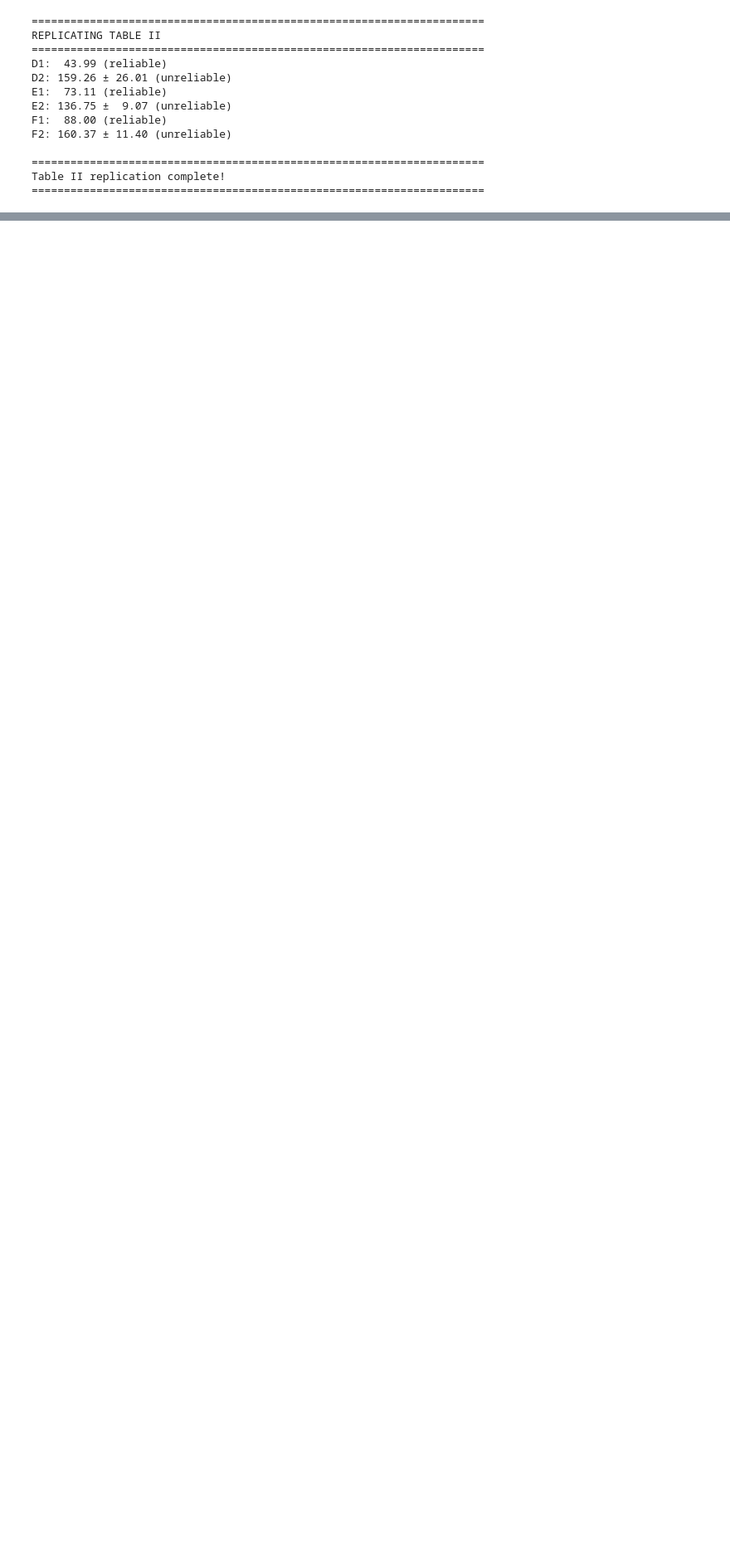
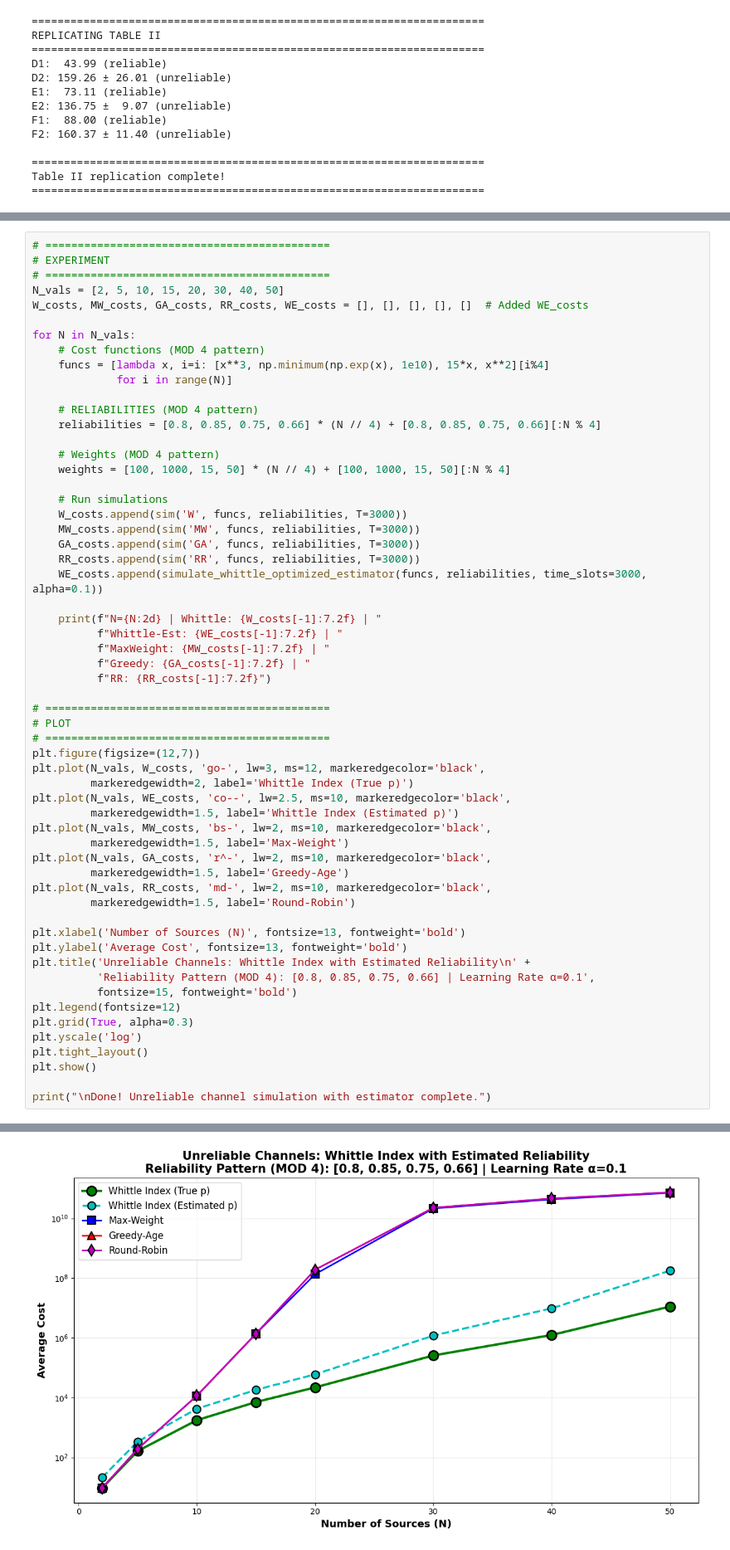
Before and after one commit to GodKnowss/ECE_547_Final_Project, a Jupyter notebook: replicating_aoi_24_2.ipynb, the cells around one changed output, grey strips where cells are left out. Shown at 83% size. Drawn from its saved outputs; the diff is of its cells as text; blank space fills up the shorter version.

```diff
--- a/replicating_aoi_24_2.ipynb
+++ b/replicating_aoi_24_2.ipynb
@@ -241,0 +510,59 @@ plt.show()
+# %%
+# ============================================
+# EXPERIMENT
+# ============================================
+N_vals = [2, 5, 10, 15, 20, 30, 40, 50]
+W_costs, MW_costs, GA_costs, RR_costs, WE_costs = [], [], [], [], []  # Added WE_costs
+
+for N in N_vals:
+    # Cost functions (MOD 4 pattern)
+    funcs = [lambda x, i=i: [x**3, np.minimum(np.exp(x), 1e10), 15*x, x**2][i%4]
+             for i in range(N)]
+
+    # RELIABILITIES (MOD 4 pattern)
+    reliabilities = [0.8, 0.85, 0.75, 0.66] * (N // 4) + [0.8, 0.85, 0.75, 0.66][:N % 4]
+
+    # Weights (MOD 4 pattern)
+    weights = [100, 1000, 15, 50] * (N // 4) + [100, 1000, 15, 50][:N % 4]
+
+    # Run simulations
+    W_costs.append(sim('W', funcs, reliabilities, T=3000))
+    MW_costs.append(sim('MW', funcs, reliabilities, T=3000))
+    GA_costs.append(sim('GA', funcs, reliabilities, T=3000))
+    RR_costs.append(sim('RR', funcs, reliabilities, T=3000))
+    WE_costs.append(simulate_whittle_optimized_estimator(funcs, reliabilities, time_slots=3000, alpha=0.1))
+
+    print(f"N={N:2d} | Whittle: {W_costs[-1]:7.2f} | "
+          f"Whittle-Est: {WE_costs[-1]:7.2f} | "
+          f"MaxWeight: {MW_costs[-1]:7.2f} | "
+          f"Greedy: {GA_costs[-1]:7.2f} | "
+          f"RR: {RR_costs[-1]:7.2f}")
+
+# ============================================
+# PLOT
+# ============================================
+plt.figure(figsize=(12,7))
+plt.plot(N_vals, W_costs, 'go-', lw=3, ms=12, markeredgecolor='black',
+         markeredgewidth=2, label='Whittle Index (True p)')
+plt.plot(N_vals, WE_costs, 'co--', lw=2.5, ms=10, markeredgecolor='black',
+         markeredgewidth=1.5, label='Whittle Index (Estimated p)')
+plt.plot(N_vals, MW_costs, 'bs-', lw=2, ms=10, markeredgecolor='black',
+         markeredgewidth=1.5, label='Max-Weight')
+plt.plot(N_vals, GA_costs, 'r^-', lw=2, ms=10, markeredgecolor='black',
+         markeredgewidth=1.5, label='Greedy-Age')
+plt.plot(N_vals, RR_costs, 'md-', lw=2, ms=10, markeredgecolor='black',
+         markeredgewidth=1.5, label='Round-Robin')
+
+plt.xlabel('Number of Sources (N)', fontsize=13, fontweight='bold')
+plt.ylabel('Average Cost', fontsize=13, fontweight='bold')
+plt.title('Unreliable Channels: Whittle Index with Estimated Reliability\n' +
+          'Reliability Pattern (MOD 4): [0.8, 0.85, 0.75, 0.66] | Learning Rate α=0.1',
+          fontsize=15, fontweight='bold')
+plt.legend(fontsize=12)
+plt.grid(True, alpha=0.3)
+plt.yscale('log')
+plt.tight_layout()
+plt.show()
+
+print("\nDone! Unreliable channel simulation with estimator complete.")
+# %% [output]
@@ -241,0 +577 @@ plt.show()
+[figure, added]
```
Also changed, not shown: parts of 14 cells of this notebook, 1 other file.
